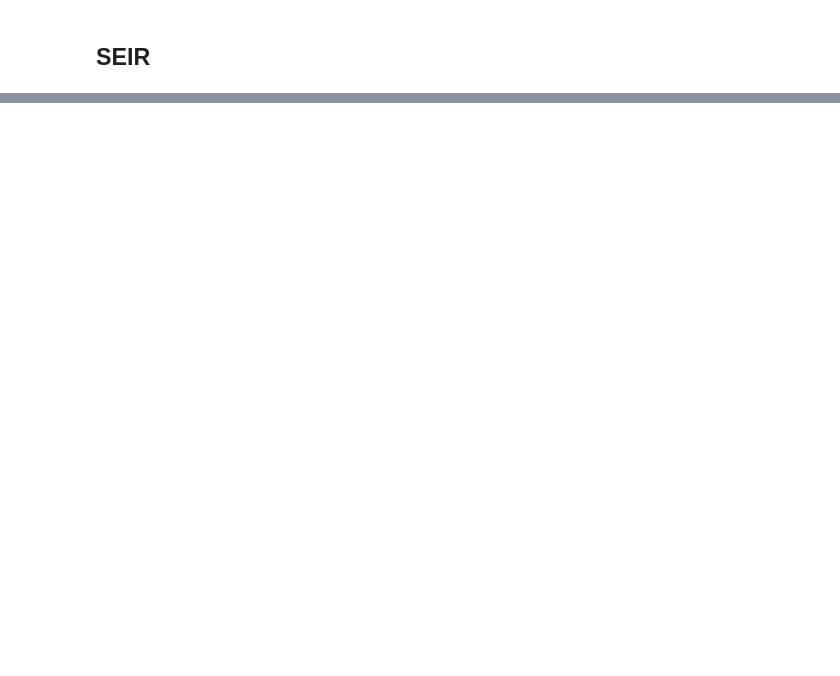
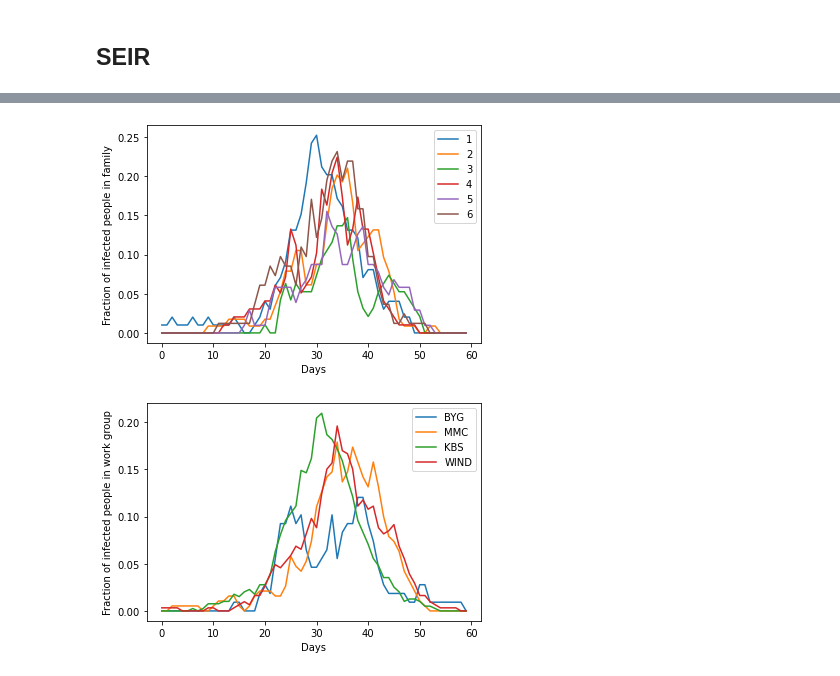
Before and after one commit to sofiehonore/Project1_breast_cancer, a Jupyter notebook: SIR_main.ipynb, the cells around one changed output, grey strips where cells are left out. Saved outputs shown, nothing was run; the diff lists cells and outputs as text; code cells hidden in the pictures; blank space fills up the shorter version.

```diff
--- a/SIR_main.ipynb
+++ b/SIR_main.ipynb
@@ -287,0 +363,38 @@ print("Maximum number of infected: ", max(n_I))
+# %%
+plt.figure()
+
+for fam_number in family_types[0:6]:
+    n_fam = np.array([])
+    for row in states_matrix:
+        f = len(np.where((row == "I")& (families == fam_number))[0])
+        n_fam = np.concatenate([n_fam, np.array([f])])
+
+    n_frac_fam = n_fam/np.sum(families == fam_number)
+
+    plt.plot(n_frac_fam, label = str(fam_number))
+
+plt.legend()
+plt.ylabel("Fraction of infected people in family")
+plt.xlabel("Days")
+plt.show()
+
+
+plt.figure()
+
+for work_string in work_types:
+    n_work = np.array([])
+    for row in states_matrix:
+        w = len(np.where((row == "I")& (workplaces == work_string))[0])
+        n_work = np.concatenate([n_work, np.array([w])])
+
+    n_frac_work = n_work/np.sum(workplaces == work_string)
+
+    plt.plot(n_frac_work, label = work_string)
+
+plt.legend()
+plt.ylabel("Fraction of infected people in work group")
+plt.xlabel("Days")
+plt.show()
+# %% [output]
+[figure, added]
+[figure, added]
```
Also changed, not shown: parts of 8 cells of this notebook, 5 other files.
